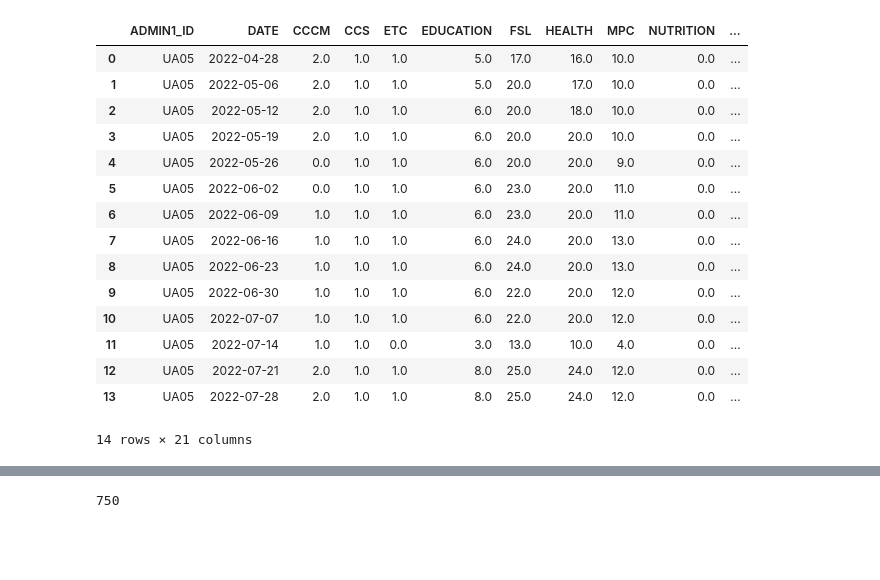
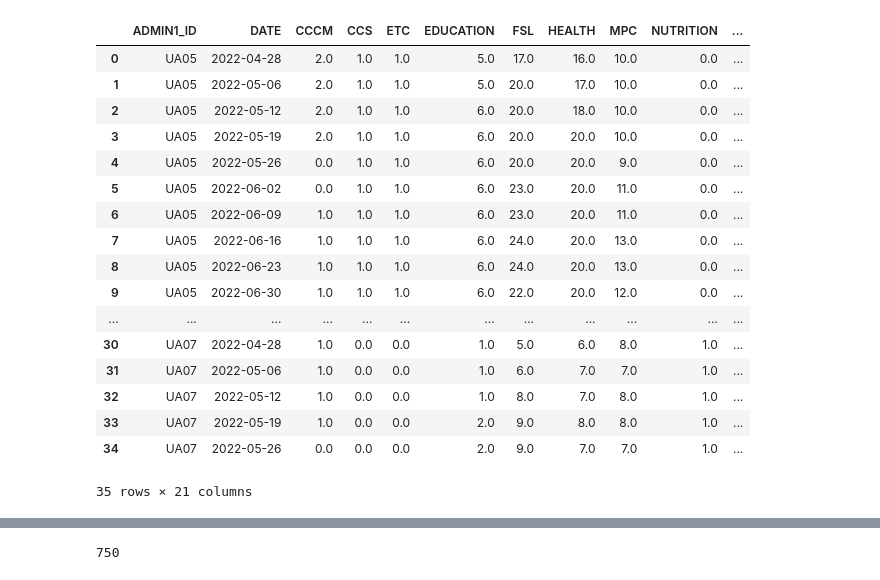
Before and after one commit to reo113/GuideHouse_Project, a Jupyter notebook: guidehouse.ipynb, the cells around one changed output, grey strips where cells are left out. Saved outputs shown, nothing was run; the diff lists cells and outputs as text; code cells hidden in the pictures; blank space fills up the shorter version.

```diff
--- a/guidehouse.ipynb
+++ b/guidehouse.ipynb
@@ -68,23 +68,25 @@ merged_sheet3 = pd.merge(res_sheet3, combined_sheet3[['ADMIN1_ID', 'DATE', 'OBLA
 merged_sheet1['PEOPLE_REACHED'] = merged_sheet3['PEOPLEREACHED']
 # %%
 #Num_of_Orgs_by_Oblast
-merged_sheet1.head(14)
+merged_sheet1.head(35)
 # %% [output]
 |  | ADMIN1_ID | DATE | CCCM | CCS | ETC | EDUCATION | FSL | HEALTH | MPC | NUTRITION | ... |
 | 0 | UA05 | 2022-04-28 | 2.0 | 1.0 | 1.0 | 5.0 | 17.0 | 16.0 | 10.0 | 0.0 | ... |
 | 1 | UA05 | 2022-05-06 | 2.0 | 1.0 | 1.0 | 5.0 | 20.0 | 17.0 | 10.0 | 0.0 | ... |
 | 2 | UA05 | 2022-05-12 | 2.0 | 1.0 | 1.0 | 6.0 | 20.0 | 18.0 | 10.0 | 0.0 | ... |
 | 3 | UA05 | 2022-05-19 | 2.0 | 1.0 | 1.0 | 6.0 | 20.0 | 20.0 | 10.0 | 0.0 | ... |
 | 4 | UA05 | 2022-05-26 | 0.0 | 1.0 | 1.0 | 6.0 | 20.0 | 20.0 | 9.0 | 0.0 | ... |
 | 5 | UA05 | 2022-06-02 | 0.0 | 1.0 | 1.0 | 6.0 | 23.0 | 20.0 | 11.0 | 0.0 | ... |
 | 6 | UA05 | 2022-06-09 | 1.0 | 1.0 | 1.0 | 6.0 | 23.0 | 20.0 | 11.0 | 0.0 | ... |
 | 7 | UA05 | 2022-06-16 | 1.0 | 1.0 | 1.0 | 6.0 | 24.0 | 20.0 | 13.0 | 0.0 | ... |
 | 8 | UA05 | 2022-06-23 | 1.0 | 1.0 | 1.0 | 6.0 | 24.0 | 20.0 | 13.0 | 0.0 | ... |
 | 9 | UA05 | 2022-06-30 | 1.0 | 1.0 | 1.0 | 6.0 | 22.0 | 20.0 | 12.0 | 0.0 | ... |
-| 10 | UA05 | 2022-07-07 | 1.0 | 1.0 | 1.0 | 6.0 | 22.0 | 20.0 | 12.0 | 0.0 | ... |
-| 11 | UA05 | 2022-07-14 | 1.0 | 1.0 | 0.0 | 3.0 | 13.0 | 10.0 | 4.0 | 0.0 | ... |
-| 12 | UA05 | 2022-07-21 | 2.0 | 1.0 | 1.0 | 8.0 | 25.0 | 24.0 | 12.0 | 0.0 | ... |
-| 13 | UA05 | 2022-07-28 | 2.0 | 1.0 | 1.0 | 8.0 | 25.0 | 24.0 | 12.0 | 0.0 | ... |
+| ... | ... | ... | ... | ... | ... | ... | ... | ... | ... | ... | ... |
+| 30 | UA07 | 2022-04-28 | 1.0 | 0.0 | 0.0 | 1.0 | 5.0 | 6.0 | 8.0 | 1.0 | ... |
+| 31 | UA07 | 2022-05-06 | 1.0 | 0.0 | 0.0 | 1.0 | 6.0 | 7.0 | 7.0 | 1.0 | ... |
+| 32 | UA07 | 2022-05-12 | 1.0 | 0.0 | 0.0 | 1.0 | 8.0 | 7.0 | 8.0 | 1.0 | ... |
+| 33 | UA07 | 2022-05-19 | 1.0 | 0.0 | 0.0 | 2.0 | 9.0 | 8.0 | 8.0 | 1.0 | ... |
+| 34 | UA07 | 2022-05-26 | 0.0 | 0.0 | 0.0 | 2.0 | 9.0 | 7.0 | 7.0 | 1.0 | ... |
-14 rows × 21 columns
+35 rows × 21 columns
 # %%
 merged_sheet1['OBLAST'].value_counts()
```
Also changed, not shown: parts of 9 cells of this notebook.
